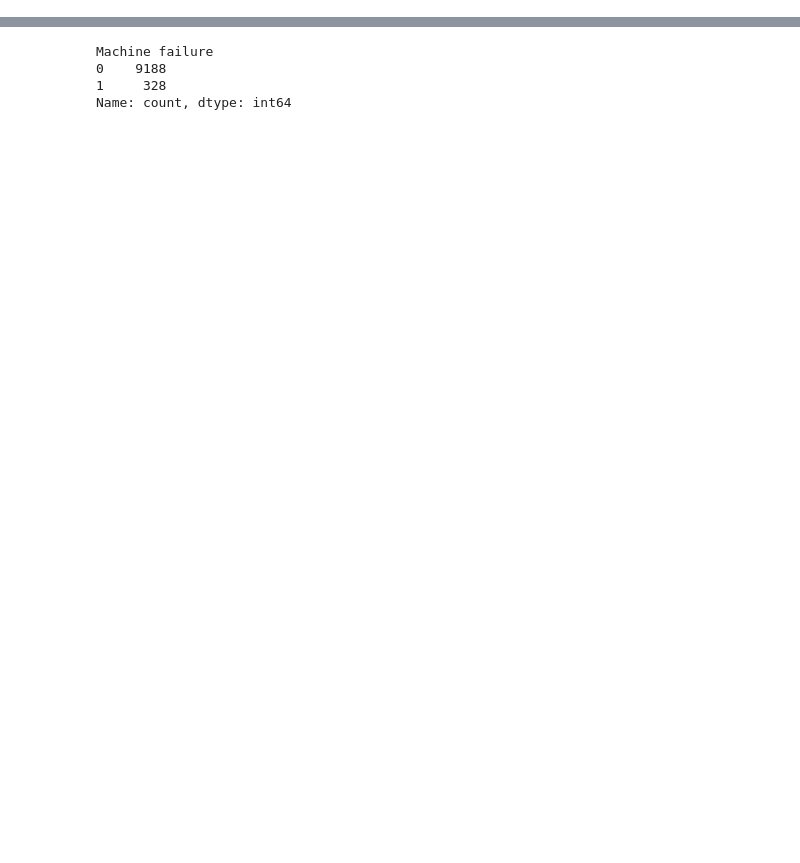
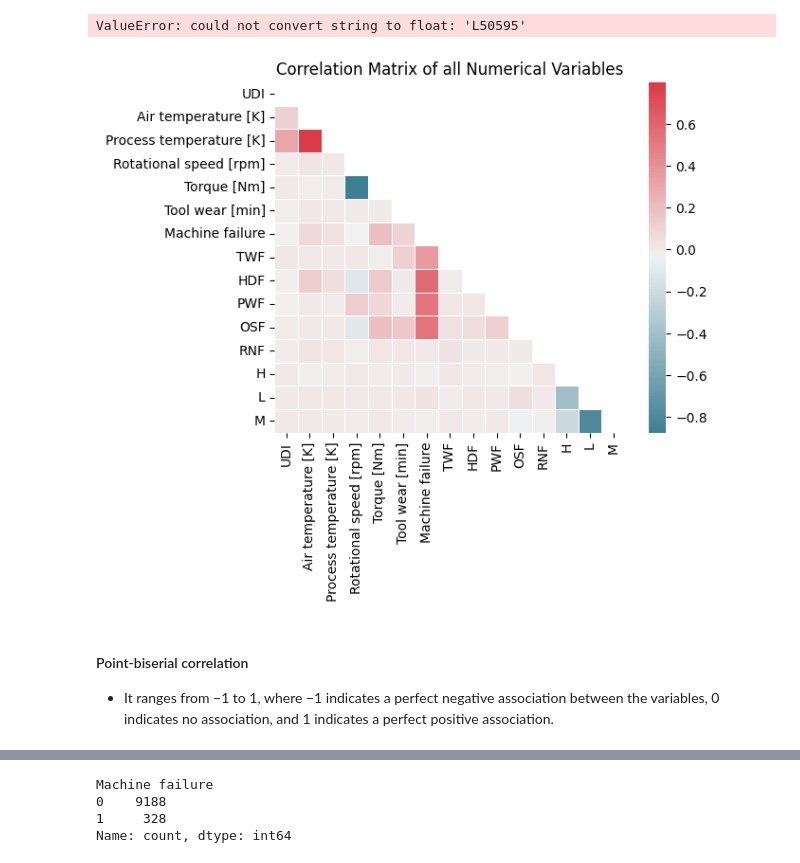
Before and after one commit to ManishKhurmi/exploratory-data-analysis---the-manufacturing-process768, a Jupyter notebook: Milestone_3.ipynb, the cells around one changed output, grey strips where cells are left out. Drawn from its saved outputs; the diff is of its cells as text; code cells hidden in the pictures; blank space fills up the shorter version.

```diff
--- a/Milestone_3.ipynb
+++ b/Milestone_3.ipynb
@@ -59,0 +397,37 @@ failure_data_without_null = failure_data
+# %%
+# use a heatmap to see variables of interest.
+# investigate the skewness of the continous variables
+
+# sns.heatmap(failure_data_without_null, )
+
+failure_data_without_null.head()
+# drop string variables
+    # drop `Product ID` as we have UDI and Type
+    # drop `Type`
+
+#DataTransformation
+#failure_data_without_null.drop(['Type', 'Product ID'], axis = 1, inplace=True)
+
+sns.heatmap(failure_data_without_null.corr(), cmap= 'coolwarm' )
+
+#failure_data_without_null
+# %% [output]
+ValueError: could not convert string to float: 'L50595'
+# %%
+corr = failure_data_without_null.corr()
+
+# Generate a mask for the upper triangle
+mask = np.zeros_like(corr, dtype=np.bool_)
+mask[np.triu_indices_from(mask)] = True
+
+# set thins up for plotting
+cmap = sns.diverging_palette(220, 10, as_cmap=True)
+
+# Draw the heatmap
+sns.heatmap(corr, mask=mask,
+            square=True, linewidths=.5, annot=False, cmap=cmap)
+plt.yticks(rotation=0)
+plt.title('Correlation Matrix of all Numerical Variables')
+plt.show()
+# %% [output]
+[figure, added]
@@ -59,0 +437,3 @@ failure_data_without_null = failure_data
+# %% [markdown]
+#### Point-biserial correlation
+- It ranges from −1 to 1, where −1 indicates a perfect negative association between the variables, 0 indicates no association, and 1 indicates a perfect positive association.
```
Also changed, not shown: parts of 97 cells of this notebook, 2 other files.
